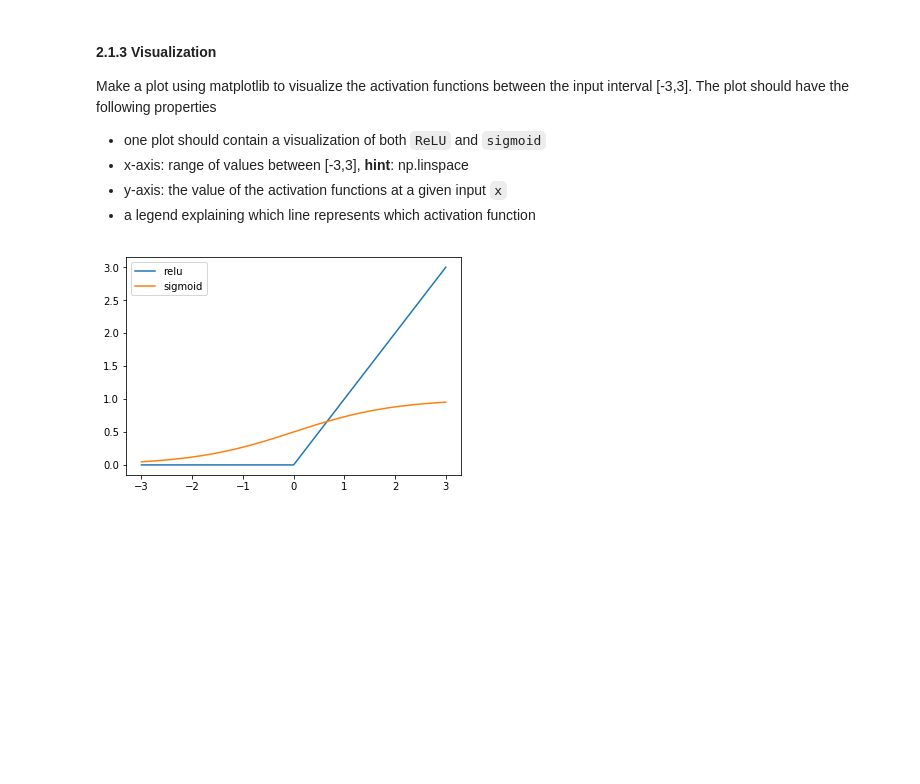
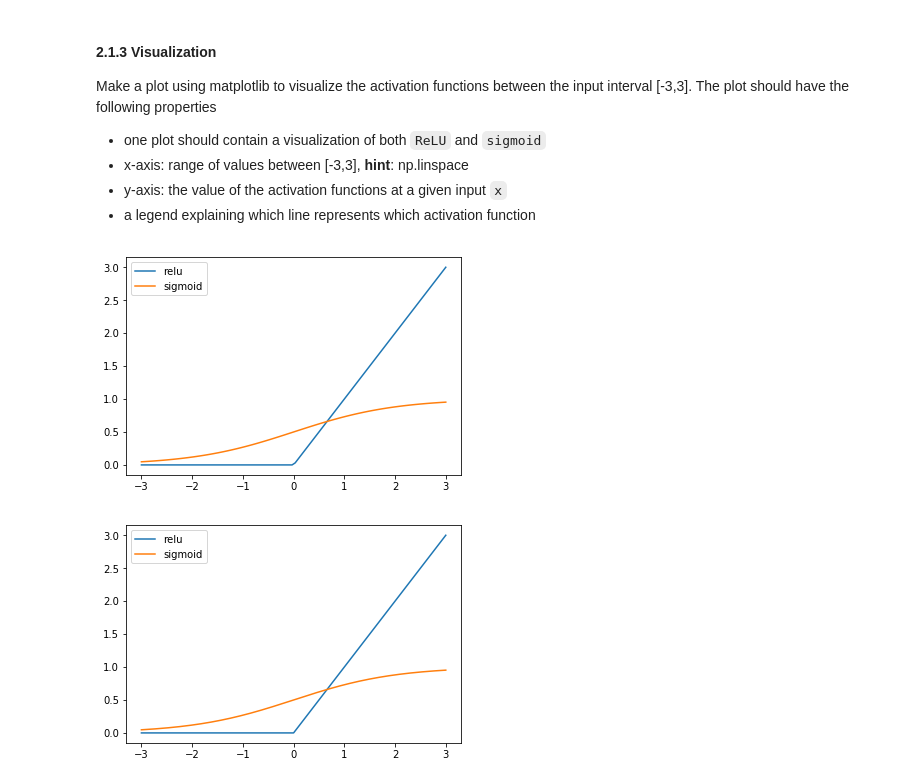
Before and after one commit to Umbriona/Deep-Neural-Network, a Jupyter notebook: Home Assignments/IHA1/IHA1.ipynb, the cells around one changed output. Saved outputs shown, nothing was run; the diff lists cells and outputs as text; code cells hidden in the pictures; blank space fills up the shorter version.

```diff
--- a/Home Assignments/IHA1/IHA1.ipynb
+++ b/Home Assignments/IHA1/IHA1.ipynb
@@ -308,8 +284,13 @@ Make a plot using matplotlib to visualize the activation functions between the i
  * a legend explaining which line represents which activation function
 # %%
 # TODO: make a plot of ReLU and sigmoid values in the interval [-3,3]
-x = np.linespace(-3,3, num = 100)
-plt.plot(x,relu(x))
+x = np.linspace(-3,3, num = 100)
+relu_hand = plt.plot(x,relu(x), label = 'relu')
+sigmoid_hand = plt.plot(x,sigmoid(x), label = 'sigmoid')
+plt.legend()
+plt.show()
+# %% [output]
+[figure, added]
 # %%
 # sample output from cell above for reference
 # %% [output]
```
Also changed, not shown: parts of 16 cells of this notebook.
